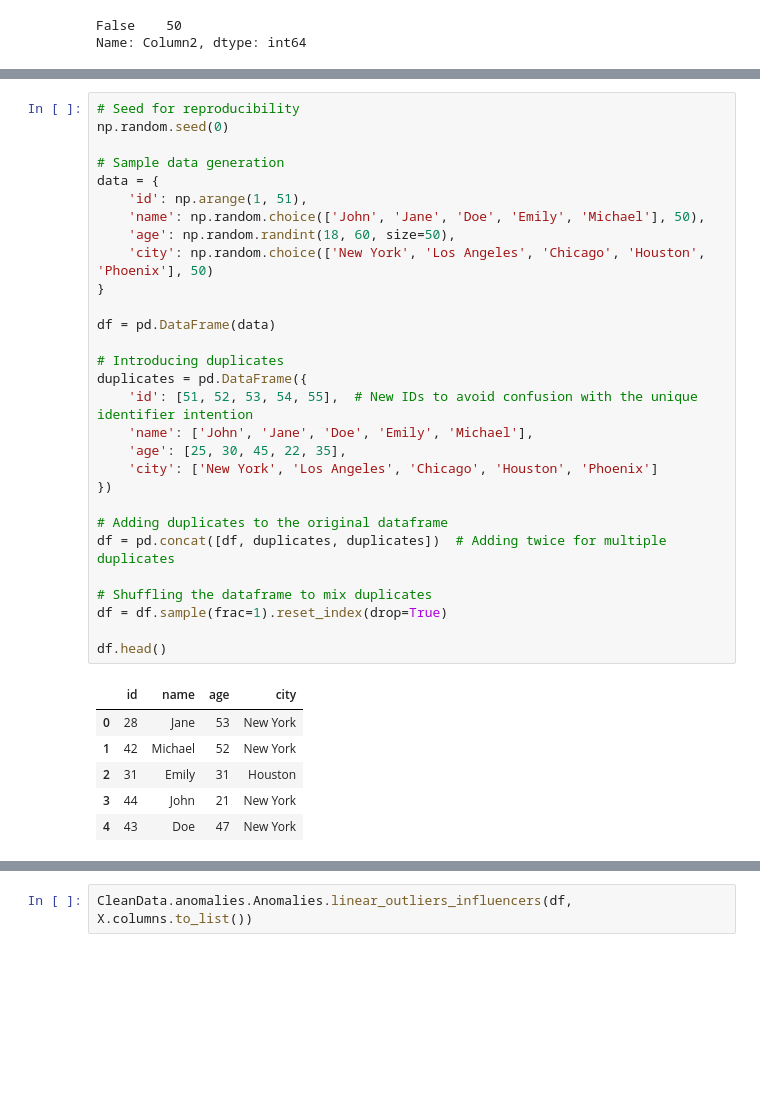
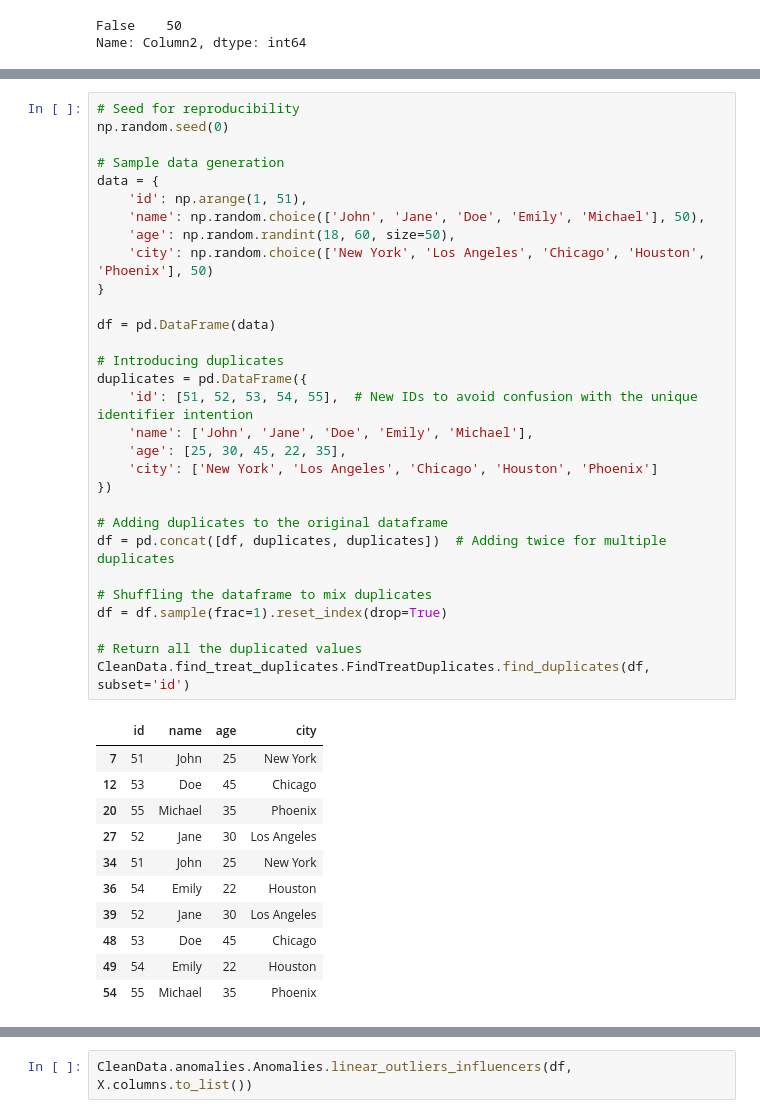
Before and after one commit to Kokolipa/CleanData-package, a Jupyter notebook: Evaluation/package_playground.ipynb, the cells around one changed output, grey strips where cells are left out. Drawn from its saved outputs; the diff is of its cells as text; blank space fills up the shorter version.

```diff
--- a/Evaluation/package_playground.ipynb
+++ b/Evaluation/package_playground.ipynb
@@ -239,36 +333,42 @@ CleanData.TreatNA.logistic_regression_MAR_identifier()
 # %%
 # Seed for reproducibility
 np.random.seed(0)
 
 # Sample data generation
 data = {
     'id': np.arange(1, 51),
     'name': np.random.choice(['John', 'Jane', 'Doe', 'Emily', 'Michael'], 50),
     'age': np.random.randint(18, 60, size=50),
     'city': np.random.choice(['New York', 'Los Angeles', 'Chicago', 'Houston', 'Phoenix'], 50)
 }
 
 df = pd.DataFrame(data)
 
 # Introducing duplicates
 duplicates = pd.DataFrame({
     'id': [51, 52, 53, 54, 55],  # New IDs to avoid confusion with the unique identifier intention
     'name': ['John', 'Jane', 'Doe', 'Emily', 'Michael'],
     'age': [25, 30, 45, 22, 35],
     'city': ['New York', 'Los Angeles', 'Chicago', 'Houston', 'Phoenix']
 })
 
 # Adding duplicates to the original dataframe
 df = pd.concat([df, duplicates, duplicates])  # Adding twice for multiple duplicates
 
 # Shuffling the dataframe to mix duplicates
 df = df.sample(frac=1).reset_index(drop=True)
 
-df.head()
+# Return all the duplicated values
+CleanData.find_treat_duplicates.FindTreatDuplicates.find_duplicates(df, subset='id')
 # %% [output]
 |  | id | name | age | city |
-| 0 | 28 | Jane | 53 | New York |
-| 1 | 42 | Michael | 52 | New York |
-| 2 | 31 | Emily | 31 | Houston |
-| 3 | 44 | John | 21 | New York |
-| 4 | 43 | Doe | 47 | New York |
+| 7 | 51 | John | 25 | New York |
+| 12 | 53 | Doe | 45 | Chicago |
+| 20 | 55 | Michael | 35 | Phoenix |
+| 27 | 52 | Jane | 30 | Los Angeles |
+| 34 | 51 | John | 25 | New York |
+| 36 | 54 | Emily | 22 | Houston |
+| 39 | 52 | Jane | 30 | Los Angeles |
+| 48 | 53 | Doe | 45 | Chicago |
+| 49 | 54 | Emily | 22 | Houston |
+| 54 | 55 | Michael | 35 | Phoenix |
```
Also changed, not shown: parts of 27 cells of this notebook, 47 other files.
